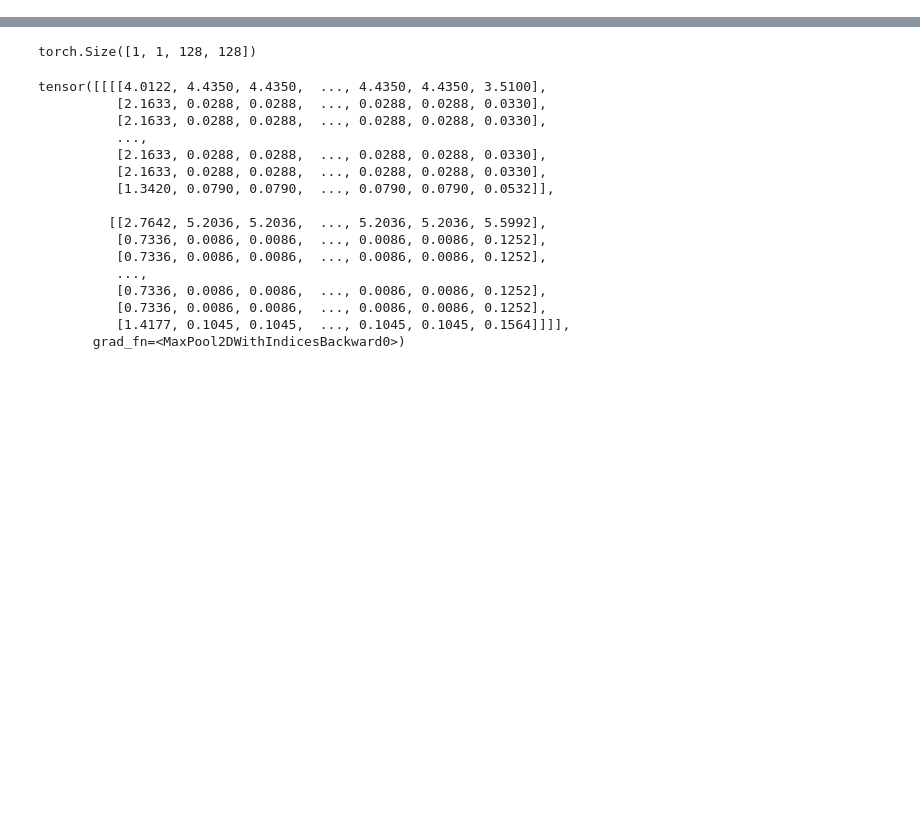
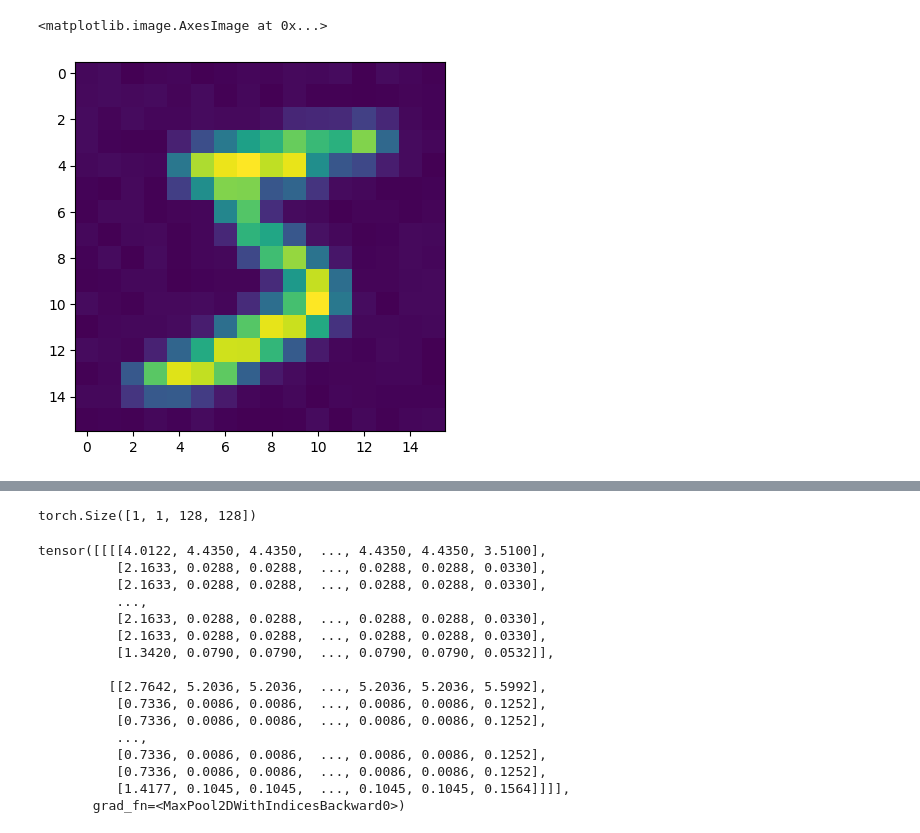
Before and after one commit to yuwei-1/DiffusionModel, a Jupyter notebook: main.ipynb, the cells around one changed output, grey strips where cells are left out. Cells and saved outputs as stored; diff of their text form; code cells hidden in the pictures; blank space fills up the shorter version.

```diff
--- a/main.ipynb
+++ b/main.ipynb
@@ -2,0 +37,10 @@ from Scripts.model import *
+# %%
+start = 0.0001
+end = 0.02
+T = 100
+B = torch.linspace(start, end, T)
+A = 1 - B
+# %%
+A_bar = torch.cumprod(A, 0)
+# %%
+inv_A_bar = 1 - A_bar
@@ -2,0 +51,9 @@ from Scripts.model import *
+# %%
+def add_noise_to_image(img, t):
+
+    reshape_inv_A_bar = inv_A_bar[t, None, None, None]
+    reshape_A_bar = A_bar[t, None, None, None]
+    noise = torch.sqrt(reshape_inv_A_bar)*torch.rand_like(img)
+    noisy_img = img*torch.sqrt(reshape_A_bar) + noise
+
+    return noisy_img, noise
@@ -2,0 +69,5 @@ from Scripts.model import *
+# %%
+plt.imshow(add_noise_to_image(full_set[0][0], 5)[0][0])
+# %% [output]
+<matplotlib.image.AxesImage at 0x...>
+[figure, added]
```
Also changed, not shown: parts of 23 cells of this notebook, 4 other files.
